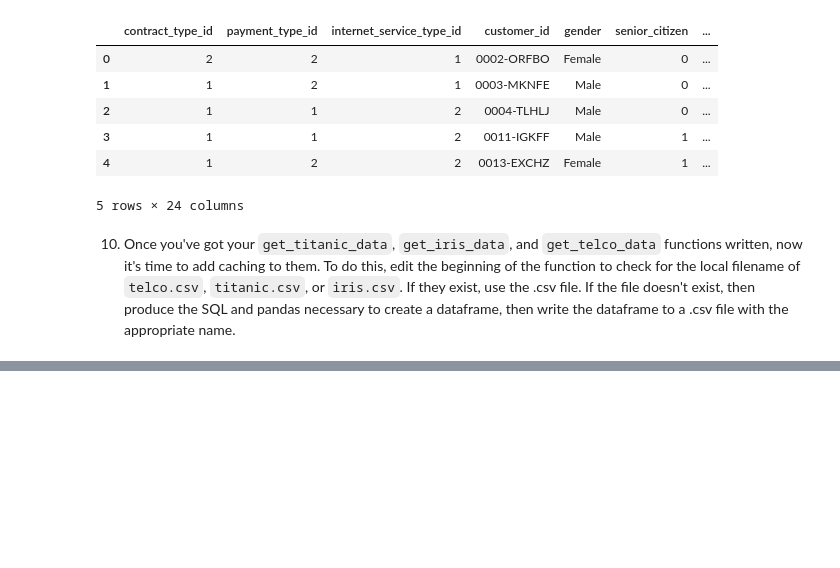
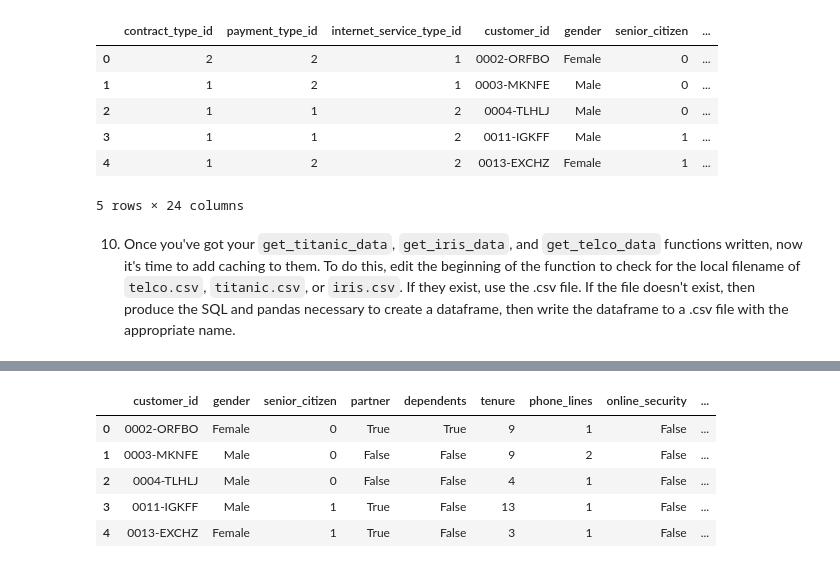
Before and after one commit to MrEnigmamgine/classification-exercises, a Jupyter notebook: classification_exercises.ipynb, the cells around one changed output, grey strips where cells are left out. Drawn from its saved outputs; the diff is of its cells as text; code cells hidden in the pictures; blank space fills up the shorter version.

```diff
--- a/classification_exercises.ipynb
+++ b/classification_exercises.ipynb
@@ -328,0 +547,26 @@ df.head()
+# %%
+cols = ['partner',
+        'dependents',
+        'online_security',
+        'online_backup',
+        'device_protection',
+        'tech_support',
+        'streaming_tv',
+        'streaming_movies',
+        'paperless_billing',
+        'churn'
+        ]
+
+
+df[cols] = df[cols]  == 'Yes'
+# %%
+df.multiple_lines = df.multiple_lines.replace({'No': '1', 'Yes':'2+', 'No phone service': 'None'})
+df = df.rename(columns={'multiple_lines':'phone_lines'})
+df.head()
+# %% [output]
+|  | customer_id | gender | senior_citizen | partner | dependents | tenure | phone_lines | online_security | ... |
+| 0 | 0002-ORFBO | Female | 0 | True | True | 9 | 1 | False | ... |
+| 1 | 0003-MKNFE | Male | 0 | False | False | 9 | 2 | False | ... |
+| 2 | 0004-TLHLJ | Male | 0 | False | False | 4 | 1 | False | ... |
+| 3 | 0011-IGKFF | Male | 1 | True | False | 13 | 1 | False | ... |
+| 4 | 0013-EXCHZ | Female | 1 | True | False | 3 | 1 | False | ... |
```
Also changed, not shown: parts of 42 cells of this notebook, 2 other files.
